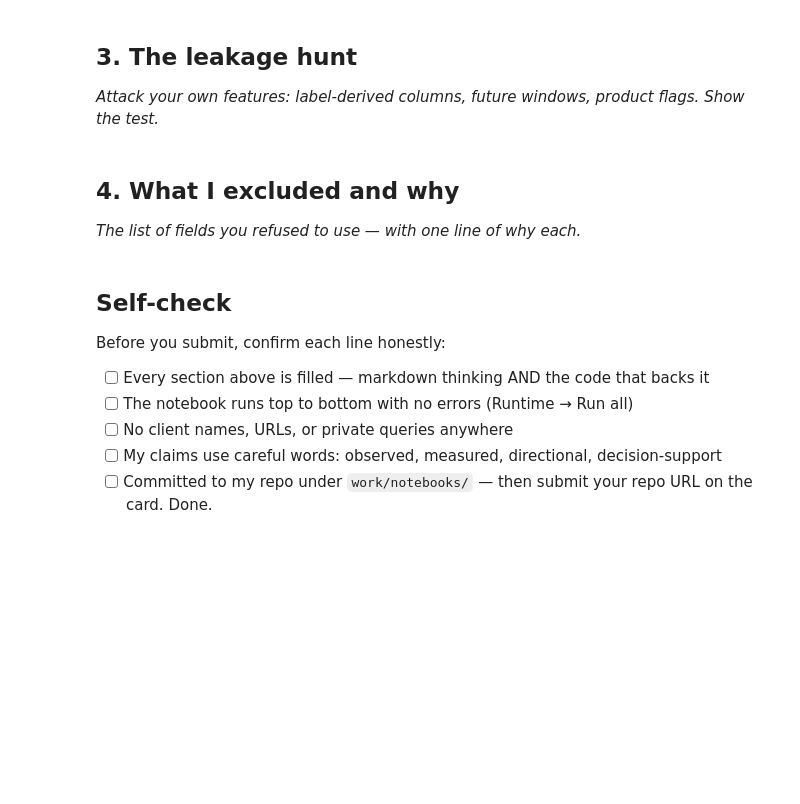
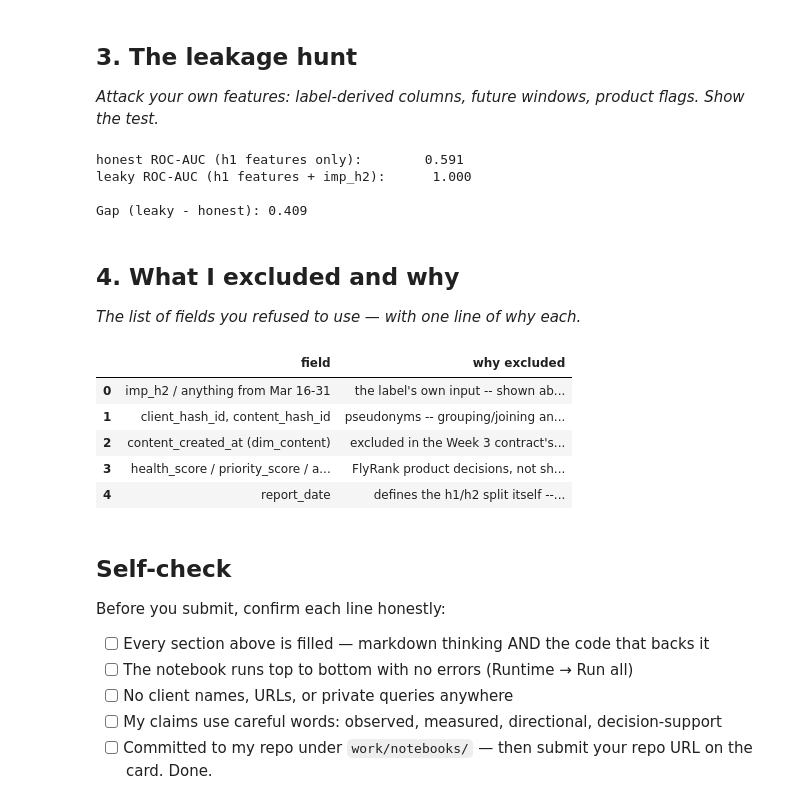
Before and after one commit to irene501/flyrank, a Jupyter notebook: work/notebooks/w03_feature_leakage_check.ipynb, the cells around one changed output. Saved outputs shown, nothing was run; the diff lists cells and outputs as text; code cells hidden in the pictures; blank space fills up the shorter version.

```diff
--- a/work/notebooks/w03_feature_leakage_check.ipynb
+++ b/work/notebooks/w03_feature_leakage_check.ipynb
@@ -18,10 +100,55 @@ This skeleton is yours to fill. Work the sections **in order** — each one has
 ## 3. The leakage hunt
 
 *Attack your own features: label-derived columns, future windows, product flags. Show the test.*
+# %%
+from sklearn.linear_model import LogisticRegression
+from sklearn.model_selection import train_test_split
+from sklearn.metrics import roc_auc_score
+
+honest_features = ["imp_h1", "clicks_h1", "ctr_h1", "avg_position_h1", "active_days_h1"]
+leaky_features = honest_features + ["imp_h2"]  # the trap: the label's own input, smuggled in
+
+def quick_auc(cols):
+    X = data[cols]
+    y = data["is_declining_proxy"]
+    X_tr, X_te, y_tr, y_te = train_test_split(X, y, test_size=0.25, random_state=42, stratify=y)
+    model = LogisticRegression(max_iter=1000).fit(X_tr, y_tr)
+    return roc_auc_score(y_te, model.predict_proba(X_te)[:, 1])
+
+honest_auc = quick_auc(honest_features)
+leaky_auc = quick_auc(leaky_features)
+print(f"honest ROC-AUC (h1 features only):        {honest_auc:.3f}")
+print(f"leaky ROC-AUC (h1 features + imp_h2):      {leaky_auc:.3f}")
+print()
+# TODO once run: leaky_auc should print noticeably higher than honest_auc.
+# If it does, that confirms the leak; if it doesn't, look harder before trusting either number --
+# a leak that doesn't move the score is a sign the test itself needs fixing, not that you're safe.
+print("Gap (leaky - honest):", round(leaky_auc - honest_auc, 3))
+# %% [output]
+honest ROC-AUC (h1 features only):        0.591
+leaky ROC-AUC (h1 features + imp_h2):      1.000
+
+Gap (leaky - honest): 0.409
 # %% [markdown]
 ## 4. What I excluded and why
 
 *The list of fields you refused to use — with one line of why each.*
+# %%
+excluded = pd.DataFrame([
+    ("imp_h2 / anything from Mar 16-31",           "the label's own input -- shown above to leak"),
+    ("client_hash_id, content_hash_id",             "pseudonyms -- grouping/joining and the client-holdout split only, never a model feature"),
+    ("content_created_at (dim_content)",            "excluded in the Week 3 contract's 5-feature limit; content-age effects are a fine follow-up, out of scope here for consistency with that contract"),
+    ("health_score / priority_score / action_type / refresh_tier", "FlyRank product decisions, not shipped in this release, and circular if ever rebuilt and reused as a feature"),
+    ("report_date",                                  "defines the h1/h2 split itself -- context, never a model input"),
+], columns=["field", "why excluded"])
+excluded
+# %% [output]
+|  | field | why excluded |
+| 0 | imp_h2 / anything from Mar 16-31 | the label's own input -- shown ab... |
+| 1 | client_hash_id, content_hash_id | pseudonyms -- grouping/joining an... |
+| 2 | content_created_at (dim_content) | excluded in the Week 3 contract's... |
+| 3 | health_score / priority_score / a... | FlyRank product decisions, not sh... |
+| 4 | report_date | defines the h1/h2 split itself --... |
 # %% [markdown]
 ## Self-check
 
```
Also changed, not shown: parts of 4 cells of this notebook.
